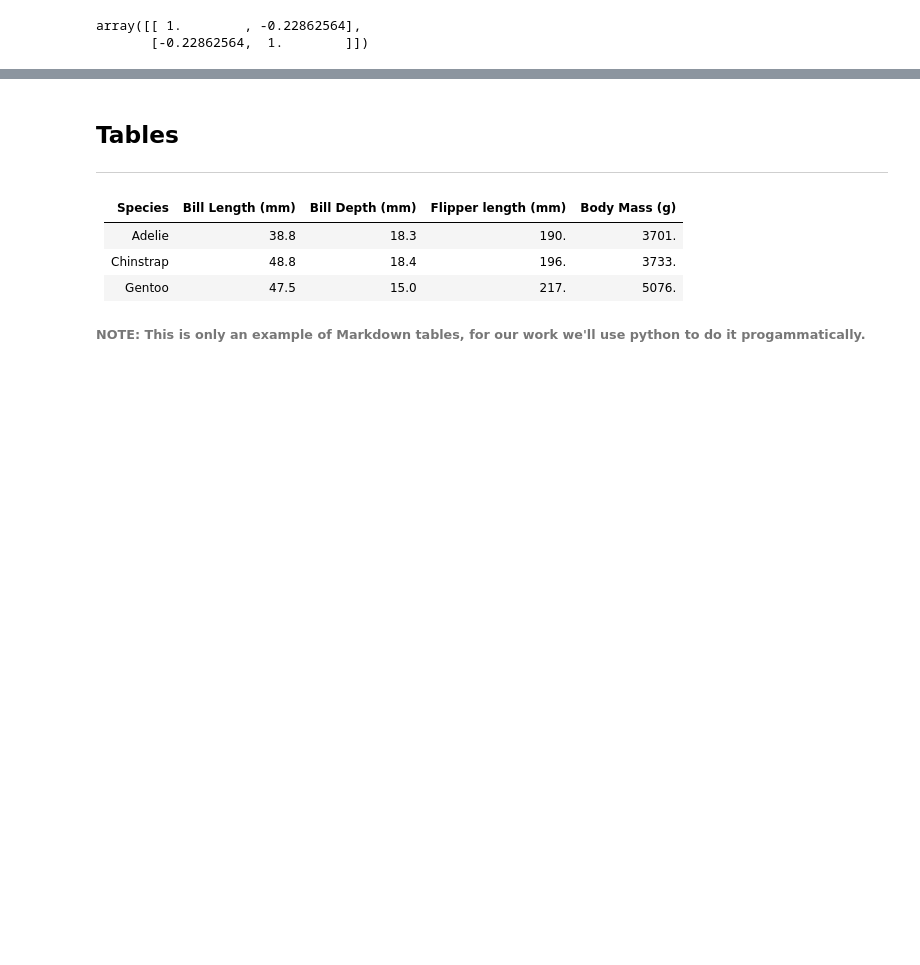
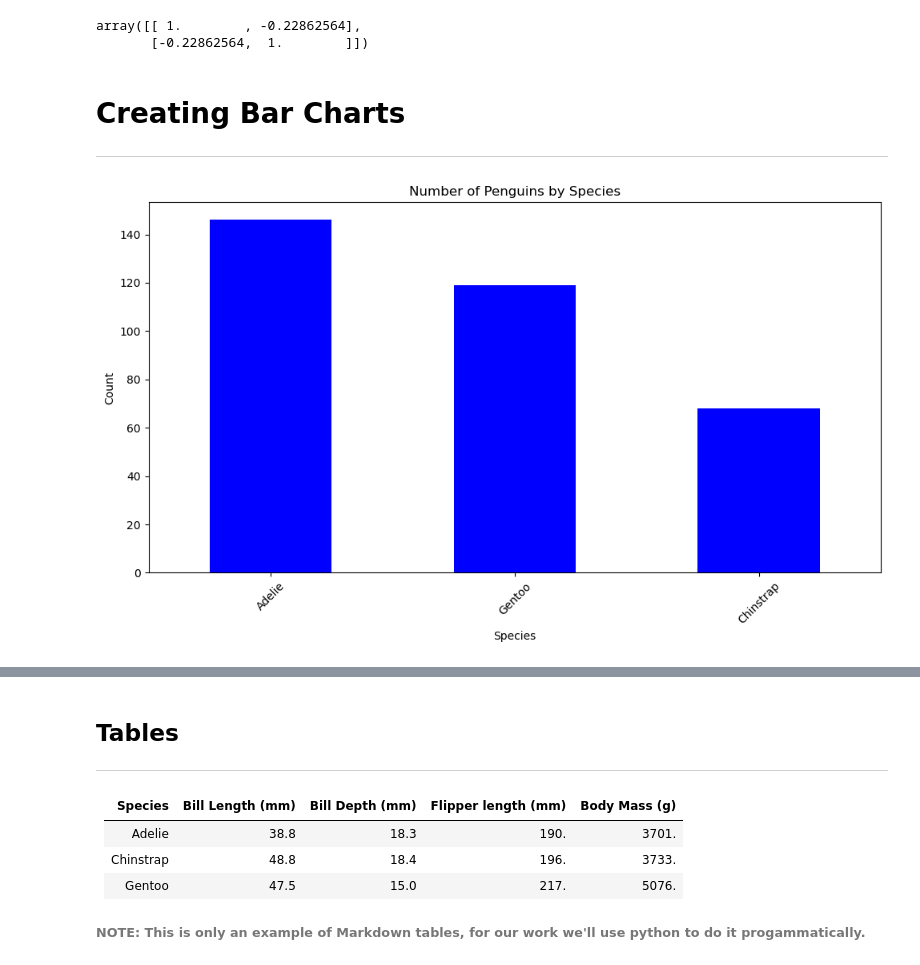
Before and after one commit to hugcamrom/Principles-of-Data-Analytics-Work, a Jupyter notebook: penguins.ipynb, the cells around one changed output, grey strips where cells are left out. Saved outputs shown, nothing was run; the diff lists cells and outputs as text; code cells hidden in the pictures; blank space fills up the shorter version.

Commit message:
Bar Charts and Histograms

```diff
--- a/penguins.ipynb
+++ b/penguins.ipynb
@@ -385,3 +340,29 @@ np.corrcoef(blen, bdepth)
 # %% [output]
 array([[ 1.        , -0.22862564],
        [-0.22862564,  1.        ]])
+# %% [markdown]
+# Creating  Bar Charts
+
+***
+# %%
+# Grouping the the data by 'species' and counting the occurrences
+
+grouped_data = df['species'].value_counts()
+
+# creating a bar chart
+plt.figure(figsize=(10, 6))
+grouped_data.plot(kind='bar', color='blue')
+
+# Adding labels and titles
+plt.title('Number of Penguins by Species')
+plt.xlabel('Species')
+plt.ylabel('Count')
+
+# Rotating x-axis labels for better readability
+plt.xticks(rotation=45)
+
+# Display the plot
+plt.tight_layout()
+plt.show()
+# %% [output]
+[figure, added]
```
Also changed, not shown: parts of 6 cells of this notebook.
